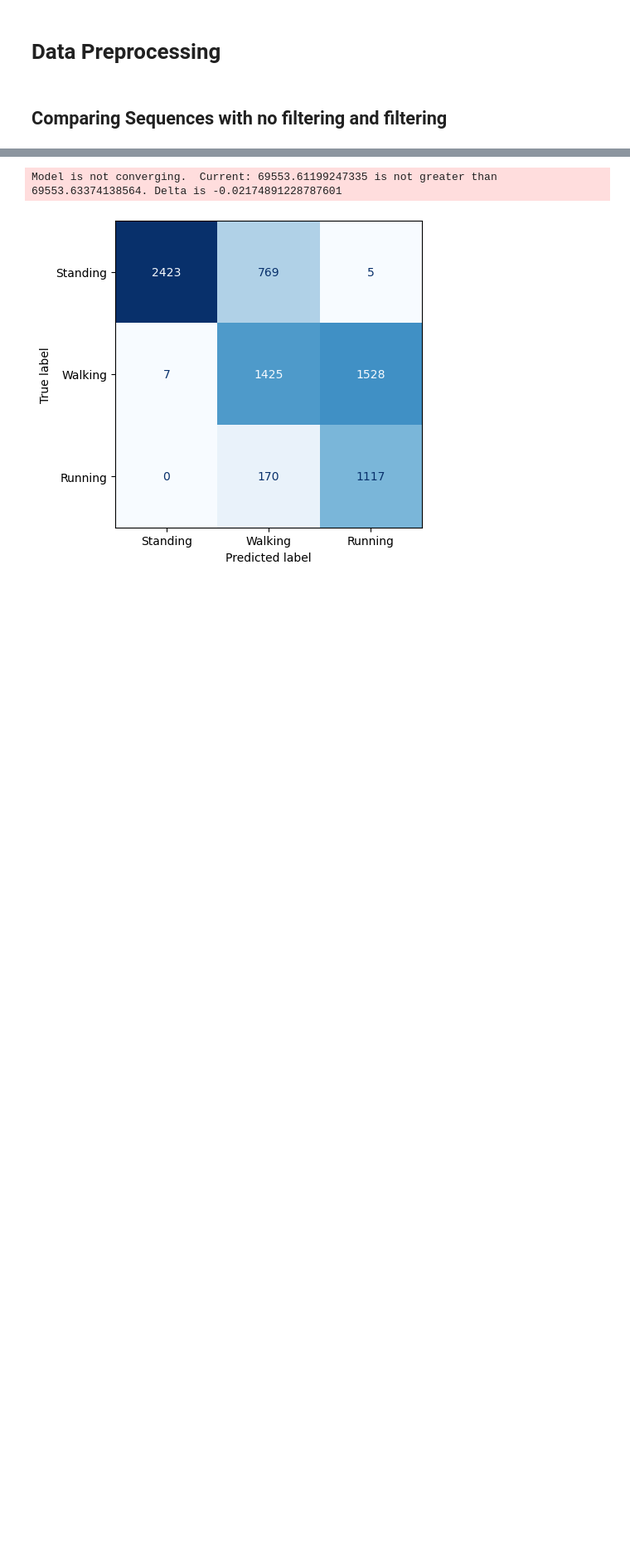
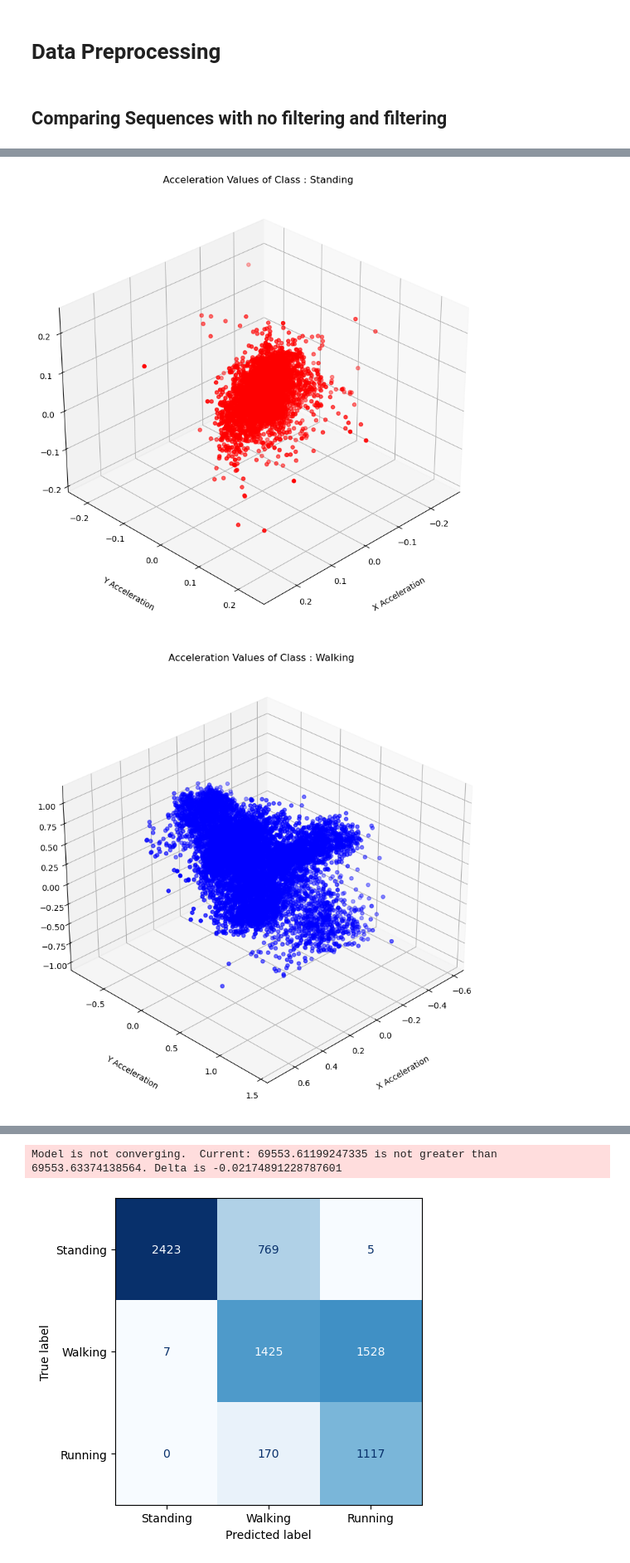
Before and after one commit to mlmulv/Activity-Recognition-Project, a Jupyter notebook: Activity-Recognition-Project.ipynb, the cells around one changed output, grey strips where cells are left out. Shown at 83% size. Drawn from its saved outputs; the diff is of its cells as text; code cells hidden in the pictures; blank space fills up the shorter version.

```diff
--- a/Activity-Recognition-Project.ipynb
+++ b/Activity-Recognition-Project.ipynb
@@ -35,2 +58,26 @@ plt.show()
 # %%
 X_train, X_test, y_train, y_test = preprocess()
+
+colors = ['red', 'blue', 'green']
+
+for i in range(len(labels)):
+    fig = plt.figure(figsize=(12,8))
+    ax = fig.add_subplot(111, projection='3d')
+    ax.scatter(
+        X_train[y_train == i]['xAcc'].values,
+        X_train[y_train == i]['yAcc'].values,
+        X_train[y_train == i]['zAcc'].values,
+        c = colors[i]
+    )
+
+    ax.set_xlabel('X Acceleration', labelpad=25)
+    ax.set_ylabel('Y Acceleration', labelpad=25)
+    ax.set_zlabel('Z Acceleration', labelpad=25)
+    ax.set_title(f'Acceleration Values of Class : {labels[i]}')
+    ax.view_init(elev=30, azim=45)
+    plt.savefig(f'Figures/Scatter {labels[i]}')
+    plt.tight_layout()
+    plt.show()
+# %% [output]
+[figure, added]
+[figure, added]
```
Also changed, not shown: parts of 6 cells of this notebook, 1 other file.
